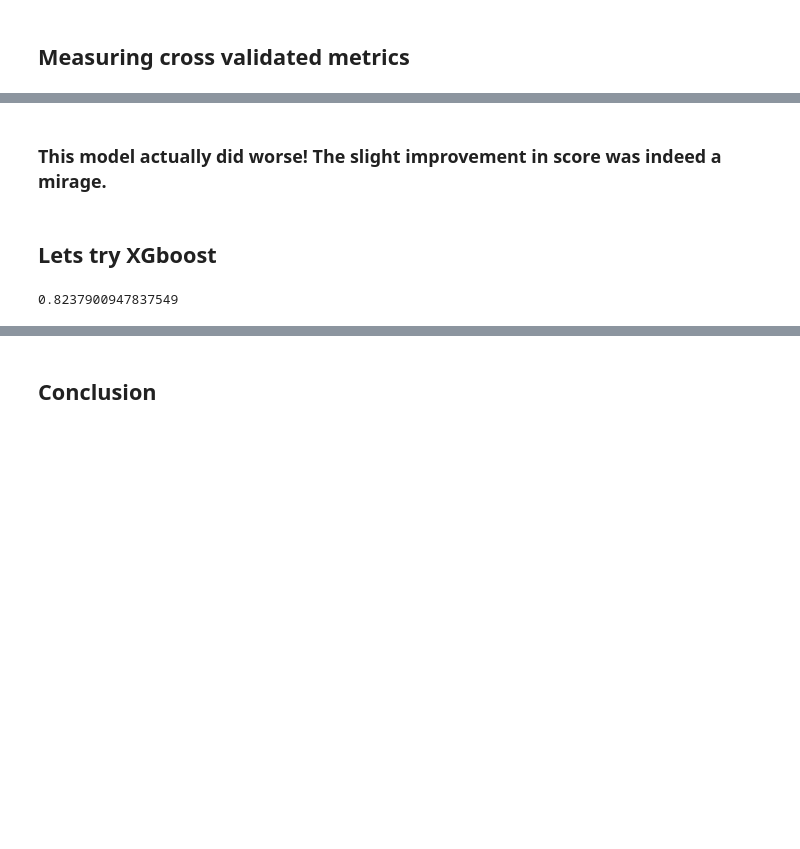
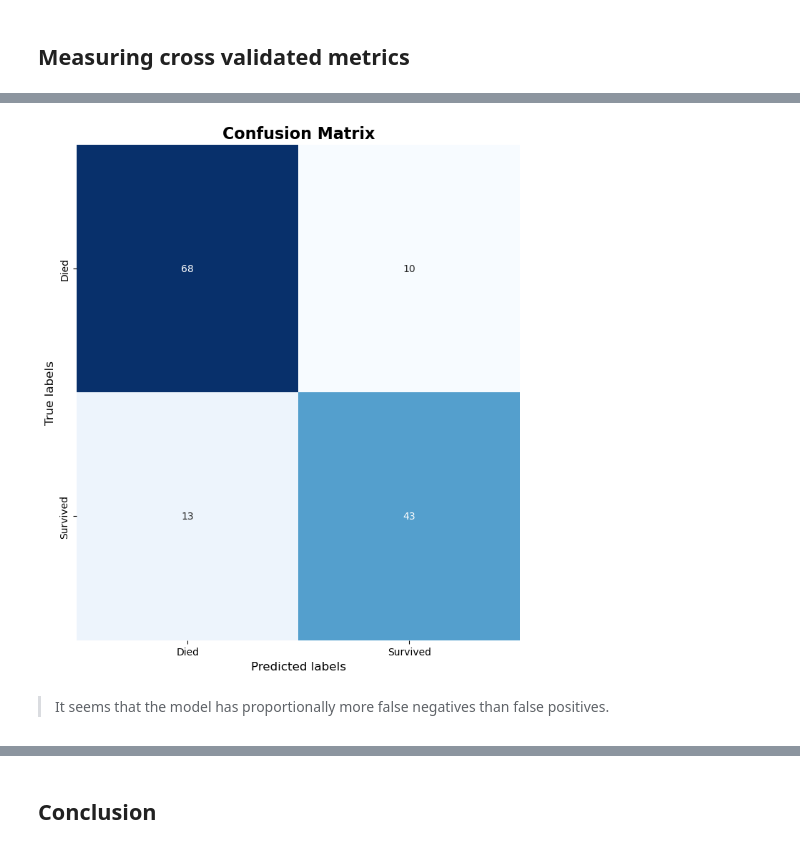
Before and after one commit to mikemiller97/titanic-ml-model, a Jupyter notebook: titanic-death-prediction-kaggle-link.ipynb, the cells around one changed output, grey strips where cells are left out. Drawn from its saved outputs; the diff is of its cells as text; code cells hidden in the pictures; blank space fills up the shorter version.

```diff
--- a/titanic-death-prediction-kaggle-link.ipynb
+++ b/titanic-death-prediction-kaggle-link.ipynb
@@ -265,2 +290,8 @@ dtype: object
+# %%
+# Split the data into training and testing sets
+X = train_temp.drop("Survived", axis=1)
+y = train_temp["Survived"]
+
+X_train, X_test, y_train, y_test = train_test_split(X, y, test_size=0.15, random_state=42)
 # %%
 models = {
@@ -743,4 +408,0 @@ df.to_csv('predictions-2.csv', index=False)
-# %% [markdown]
-### This model actually did worse! The slight improvement in score was indeed a mirage.
-# %% [markdown]
-## Lets try XGboost
@@ -749,12 +409,19 @@ import xgboost as xgb
-# %%
-model = xgb.XGBClassifier()
-
-X = train_temp.drop("Survived", axis=1)
-y = train_temp["Survived"]
-
-kf = KFold(n_splits=5, shuffle=True, random_state=42)
-scores = cross_val_score(model, X, y, cv=kf)
-
-np.mean(scores)
-# %% [output]
-0.8237900947837549
+# %%
+y_pred = gb_hypertuned.predict(X_test)
+
+# Calculate confusion matrix
+conf_matrix = confusion_matrix(y_test, y_pred)
+
+class_names = ['Died', 'Survived']
+
+# Plot confusion matrix
+plt.figure(figsize=(8, 9))
+sns.heatmap(conf_matrix, annot=True, fmt='d', cmap='Blues', cbar=False, xticklabels=class_names, yticklabels=class_names)
+plt.xlabel('Predicted labels', fontsize=12, color='black')
+plt.ylabel('True labels', fontsize=12, color='black')
+plt.title('Confusion Matrix', fontsize=16, color='black', fontweight='bold')
+plt.show()
+# %% [output]
+[figure, added]
+# %% [markdown]
+>It seems that the model has proportionally more false negatives than false positives.
```
Also changed, not shown: parts of 111 cells of this notebook.
